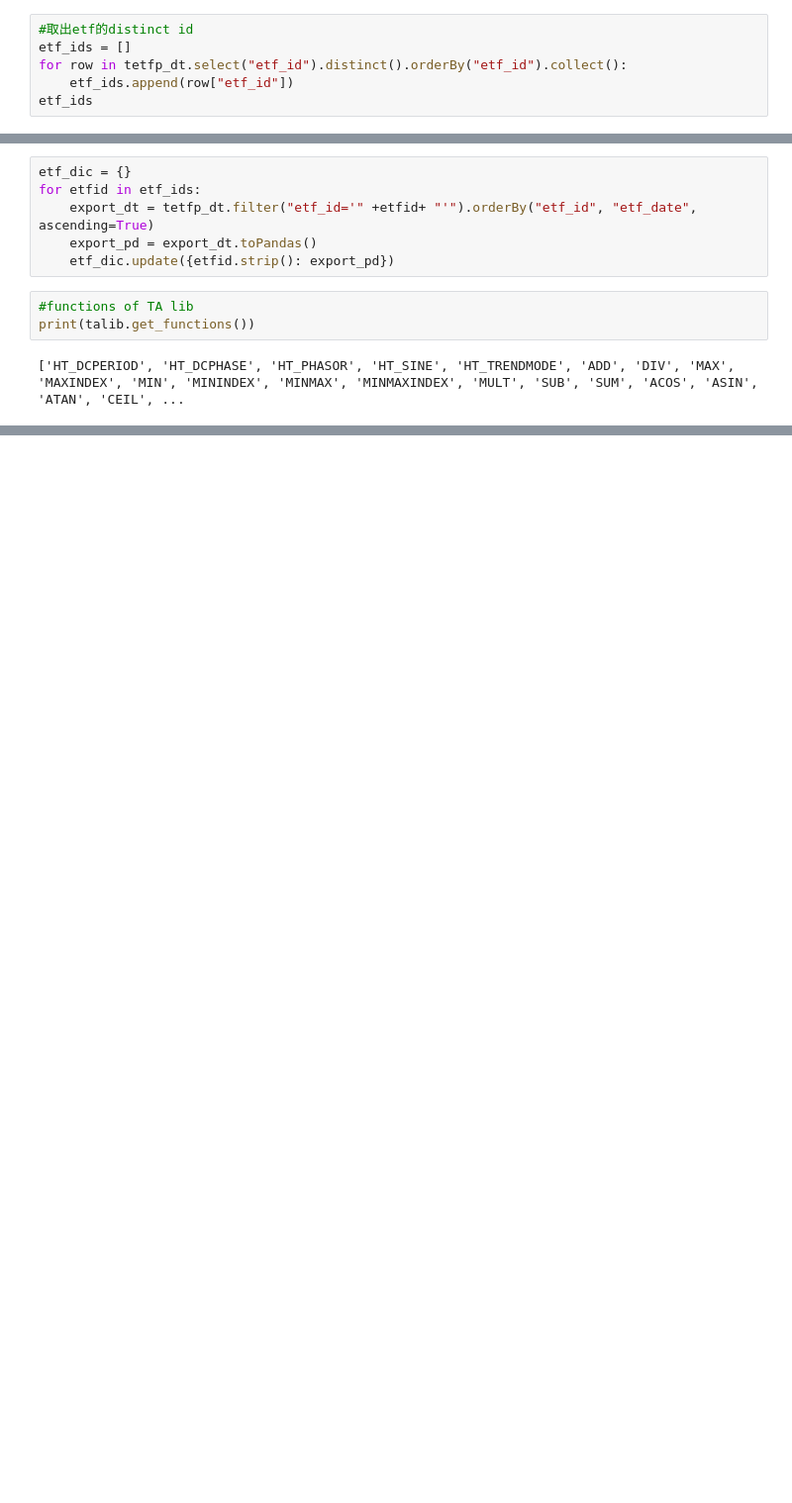
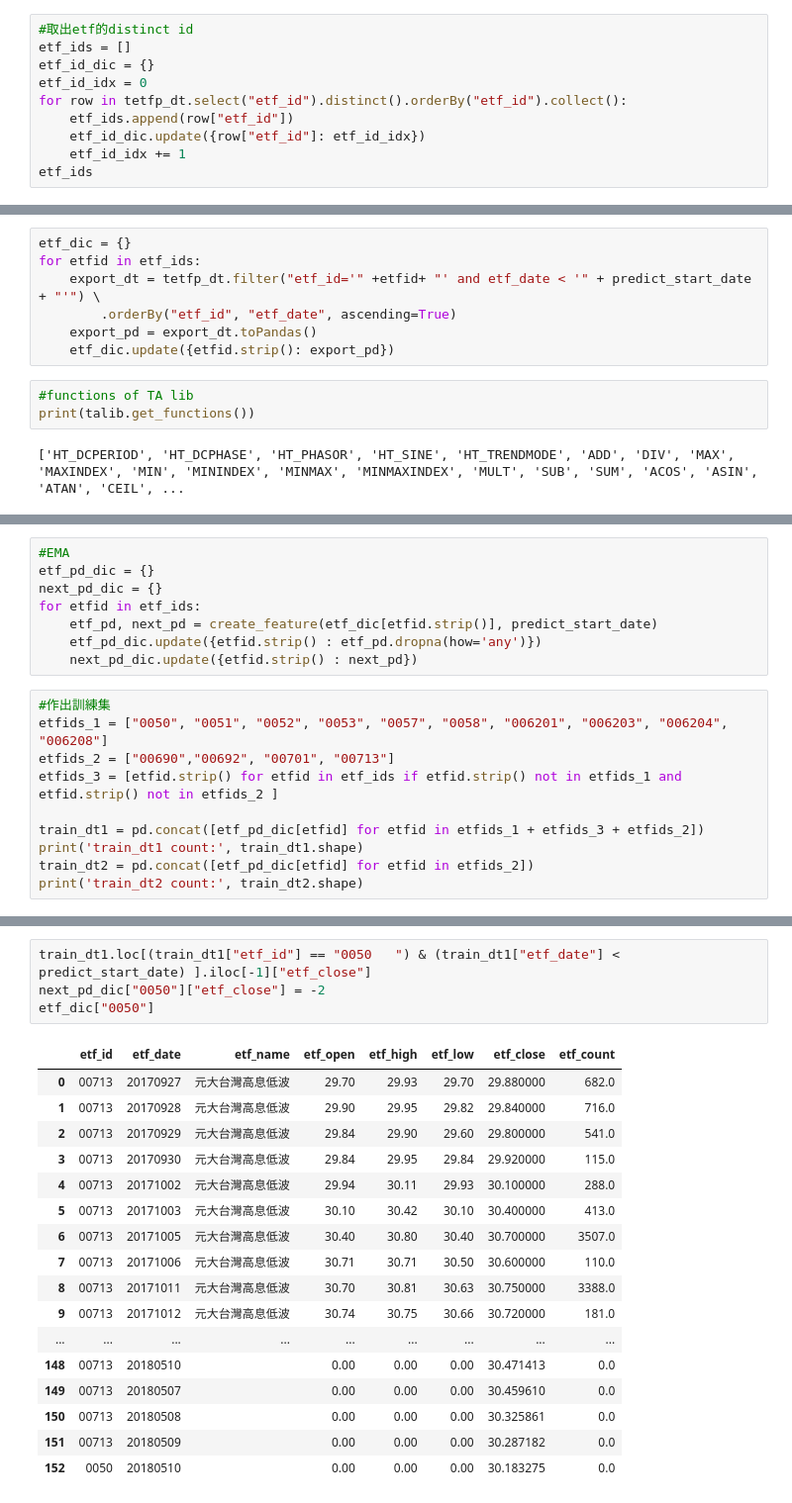
Before and after one commit to yclee0418/BigDataForum, a Jupyter notebook: pySpark-台灣ETF價格預測競賽-Xgb-TAlib.ipynb, the cells around one changed output, grey strips where cells are left out. Shown at 99% size. Drawn from its saved outputs; the diff is of its cells as text; blank space fills up the shorter version.

```diff
--- a/pySpark-台灣ETF價格預測競賽-Xgb-TAlib.ipynb
+++ b/pySpark-台灣ETF價格預測競賽-Xgb-TAlib.ipynb
@@ -61,8 +71,12 @@ only showing top 5 rows
 # %%
 #取出etf的distinct id
 etf_ids = []
+etf_id_dic = {}
+etf_id_idx = 0
 for row in tetfp_dt.select("etf_id").distinct().orderBy("etf_id").collect():
     etf_ids.append(row["etf_id"])
+    etf_id_dic.update({row["etf_id"]: etf_id_idx})
+    etf_id_idx += 1
 etf_ids
 # %% [output]
 ['0050   ',
@@ -86,7 +100,8 @@ etf_ids
 # %%
 etf_dic = {}
 for etfid in etf_ids:
-    export_dt = tetfp_dt.filter("etf_id='" +etfid+ "'").orderBy("etf_id", "etf_date", ascending=True)
+    export_dt = tetfp_dt.filter("etf_id='" +etfid+ "' and etf_date < '" + predict_start_date + "'") \
+        .orderBy("etf_id", "etf_date", ascending=True)
     export_pd = export_dt.toPandas()
     etf_dic.update({etfid.strip(): export_pd})
 # %%
@@ -258,0 +266,18 @@ create_feature(etf_dic["0050"])
+# %%
+#EMA
+etf_pd_dic = {}
+next_pd_dic = {}
+for etfid in etf_ids:
+    etf_pd, next_pd = create_feature(etf_dic[etfid.strip()], predict_start_date)
+    etf_pd_dic.update({etfid.strip() : etf_pd.dropna(how='any')})
+    next_pd_dic.update({etfid.strip() : next_pd})
+# %%
+#作出訓練集
+etfids_1 = ["0050", "0051", "0052", "0053", "0057", "0058", "006201", "006203", "006204", "006208"]
+etfids_2 = ["00690","00692", "00701", "00713"]
+etfids_3 = [etfid.strip() for etfid in etf_ids if etfid.strip() not in etfids_1 and etfid.strip() not in etfids_2 ]
+
+train_dt1 = pd.concat([etf_pd_dic[etfid] for etfid in etfids_1 + etfids_3 + etfids_2])
+print('train_dt1 count:', train_dt1.shape)
+train_dt2 = pd.concat([etf_pd_dic[etfid] for etfid in etfids_2])
+print('train_dt2 count:', train_dt2.shape)
@@ -258,0 +324,22 @@ create_feature(etf_dic["0050"])
+# %%
+train_dt1.loc[(train_dt1["etf_id"] == "0050   ") & (train_dt1["etf_date"] < predict_start_date) ].iloc[-1]["etf_close"]
+next_pd_dic["0050"]["etf_close"] = -2
+etf_dic["0050"]
+# %% [output]
+|  | etf_id | etf_date | etf_name | etf_open | etf_high | etf_low | etf_close | etf_count |
+| 0 | 00713 | 20170927 | 元大台灣高息低波 | 29.70 | 29.93 | 29.70 | 29.880000 | 682.0 |
+| 1 | 00713 | 20170928 | 元大台灣高息低波 | 29.90 | 29.95 | 29.82 | 29.840000 | 716.0 |
+| 2 | 00713 | 20170929 | 元大台灣高息低波 | 29.84 | 29.90 | 29.60 | 29.800000 | 541.0 |
+| 3 | 00713 | 20170930 | 元大台灣高息低波 | 29.84 | 29.95 | 29.84 | 29.920000 | 115.0 |
+| 4 | 00713 | 20171002 | 元大台灣高息低波 | 29.94 | 30.11 | 29.93 | 30.100000 | 288.0 |
+| 5 | 00713 | 20171003 | 元大台灣高息低波 | 30.10 | 30.42 | 30.10 | 30.400000 | 413.0 |
+| 6 | 00713 | 20171005 | 元大台灣高息低波 | 30.40 | 30.80 | 30.40 | 30.700000 | 3507.0 |
+| 7 | 00713 | 20171006 | 元大台灣高息低波 | 30.71 | 30.71 | 30.50 | 30.600000 | 110.0 |
+| 8 | 00713 | 20171011 | 元大台灣高息低波 | 30.70 | 30.81 | 30.63 | 30.750000 | 3388.0 |
+| 9 | 00713 | 20171012 | 元大台灣高息低波 | 30.74 | 30.75 | 30.66 | 30.720000 | 181.0 |
+| ... | ... | ... | ... | ... | ... | ... | ... | ... |
+| 148 | 00713 | 20180510 |  | 0.00 | 0.00 | 0.00 | 30.471413 | 0.0 |
+| 149 | 00713 | 20180507 |  | 0.00 | 0.00 | 0.00 | 30.459610 | 0.0 |
+| 150 | 00713 | 20180508 |  | 0.00 | 0.00 | 0.00 | 30.325861 | 0.0 |
+| 151 | 00713 | 20180509 |  | 0.00 | 0.00 | 0.00 | 30.287182 | 0.0 |
+| 152 | 0050 | 20180510 |  | 0.00 | 0.00 | 0.00 | 30.183275 | 0.0 |
```
Also changed, not shown: parts of 13 cells of this notebook.
